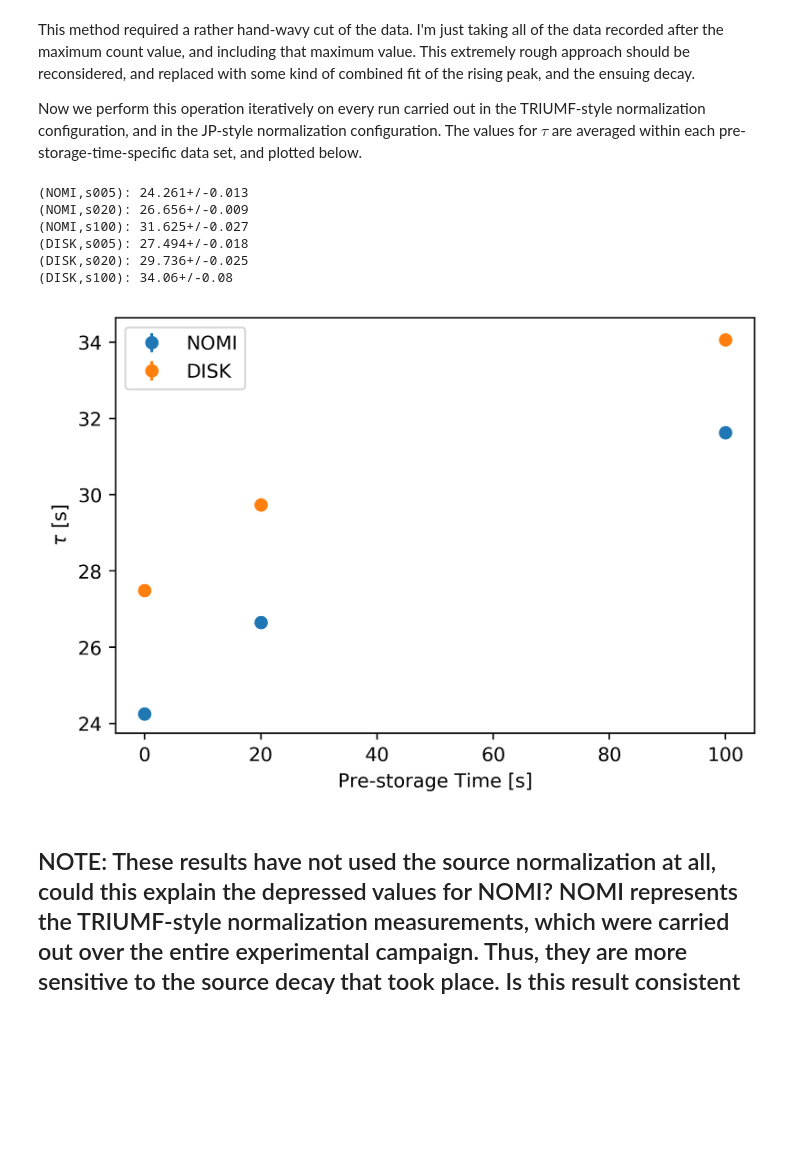
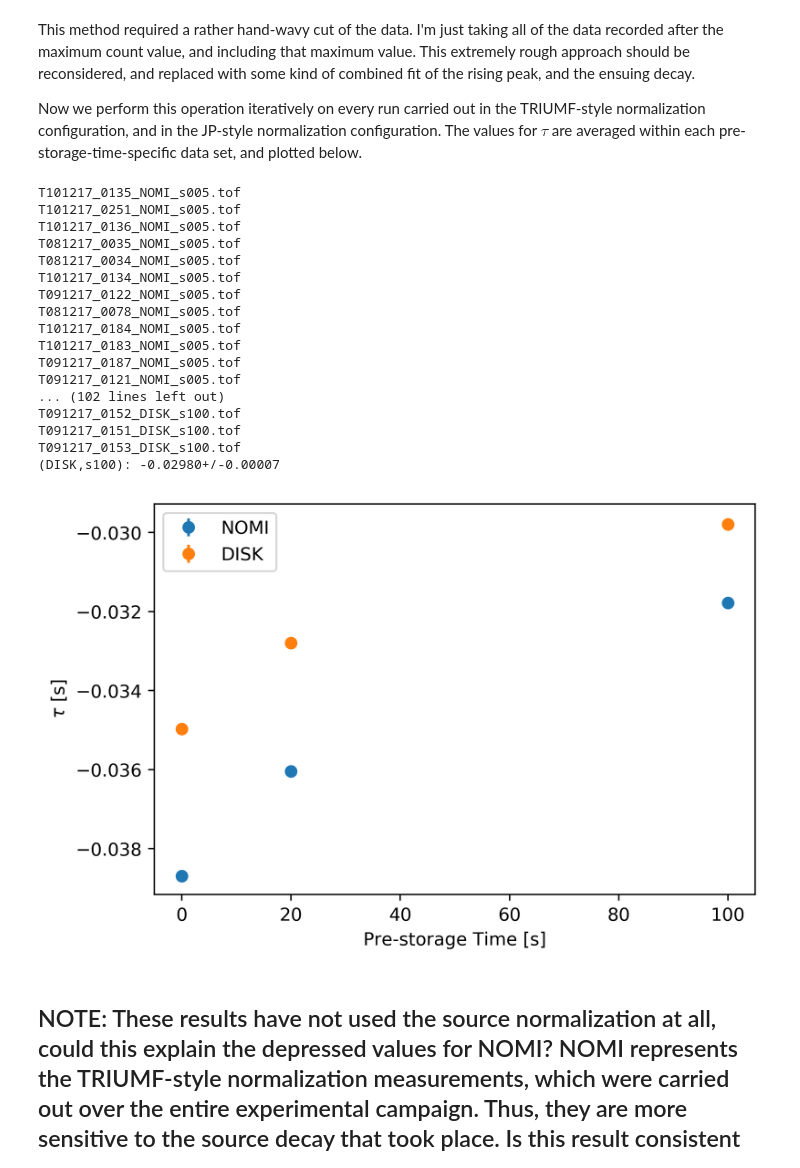
Before and after one commit to jonahberean/psi_transmission, a Jupyter notebook: notebooks/time_constant.ipynb, the cells around one changed output. Drawn from its saved outputs; the diff is of its cells as text; code cells hidden in the pictures; blank space fills up the shorter version.

```diff
--- a/notebooks/time_constant.ipynb
+++ b/notebooks/time_constant.ipynb
@@ -142,9 +147,6 @@ tau_dict   = {}
 
 fig, ax = plt.subplots()
 ax_c = plt.gca()
-
-def decay(t, N_0, tau):
-    return N_0 * np.exp(- t / tau)
 
 for config in ['NOMI', 'DISK']:
 
@@ -169,13 +171,51 @@ for config in ['NOMI', 'DISK']:
                                         filename[0:22] + '.tof',
                                         usecols = (0,1))
 
-                _counts = arr[:, 1]
+                # this if/else sequence handles cuts of the data, which for
+                # some runs is specific based on the experimental
+                # conditions
+                # specific data cut for run 35 on the 8th
+                if ((filename[2:3] == '8') and
+                    (filename[10:12] == '35')):
+
+                    _counts = arr[0:1000, 1]
+                    t = arr[0:1000,0]
+
+                # specific data cut for run 66 on the 8th
+                elif ((filename[2:3] == '8') and
+                        (filename[10:12] == '66')):
+
+                    _counts = arr[0:1500, 1]
+                    t = arr[0:1500,0]
+
+                # specific data cut for run 88 on the 8th
+                elif ((filename[2:3] == '8') and
+                        (filename[10:12] == '88')):
+
+                    _counts = arr[0:2500, 1]
+                    t = arr[0:2500,0]
+
+                else:
+                    _counts = arr[:, 1]
+                    t = arr[:,0]
+
                 max_index = _counts.argmax()
-                t = arr[max_index:-1, 0]
+                t = t[max_index:-1]
                 counts = _counts[max_index:-1]
 
-                gmodel = Model(decay)
-                result = gmodel.fit(counts, t=t, N_0=6000, tau=200)
+#                 print('t shape = {}'.format(np.shape(t)))
+#                 print('counts shape = {}'.format(np.shape(counts)))
+                print(filename)
+                # construct weights, we deal with entries = 0 by giving them 0 weight
+                weights = np.zeros(np.shape(counts))
+                for i in range(0,np.shape(counts)[0]):
+                    if (counts[i] != 0):
+                        weights[i] = 1 / np.sqrt(counts[i])
+                    else:
+                        weights[i] = 0
+
+                gmodel = Model(expo)
+                result = gmodel.fit(counts, x=t, p0=80, p1=-0.01, weights = weights)
 
 #                 print(result.fit_report())
 #                 plt.plot(t, counts, 'bo')
@@ -187,47 +227,58 @@ for config in ['NOMI', 'DISK']:
 
                 tau_dict[config, run_type] = np.append(
                     tau_dict[config, run_type],
-                    [[result.params['tau'].value, result.params['tau'].stderr]],
+                    [[result.params['p1'].value, result.params['p1'].stderr]],
                     axis=0)
 
         # finished with given [config, run_type]
         # generate uncertainty array of data set, calculate mean, add to dict
         arr = tau_dict[config, run_type]
         uarr = unumpy.umatrix(arr[:,0], arr[:,1])
         ave_tau = uarr.mean(1)[0,0]
 
         storage_time = int(run_type[1:-1])
 
         # add mean value to plot
         # JP-style
         if (config == 'DISK'):
 
             ax.errorbar(storage_time * 10, ave_tau.nominal_value, yerr = ave_tau.std_dev,
                           fmt = 'o', label = config, color = color)
 
         # TRIUMF-style
         else:
             ax.errorbar(storage_time * 10, ave_tau.nominal_value, yerr = ave_tau.std_dev,
                           fmt = 'o', label = config, color = color)
 
         print('(' + config + ',' + run_type + '): {}'.format(ave_tau))
 
 # presentation stuff
 ax.set_ylabel(r'$\tau$ [s]');
 ax.set_xlabel('Pre-storage Time [s]')
 ax.legend();
 handles, labels = ax.get_legend_handles_labels()
 by_label = OrderedDict(zip(labels, handles))
 ax.legend(by_label.values(), by_label.keys());
 fig.savefig('../img/all_norm_tail_fits.pdf')
 # %% [output]
-(NOMI,s005): 24.261+/-0.013
-(NOMI,s020): 26.656+/-0.009
-(NOMI,s100): 31.625+/-0.027
-(DISK,s005): 27.494+/-0.018
-(DISK,s020): 29.736+/-0.025
-(DISK,s100): 34.06+/-0.08
+T101217_0135_NOMI_s005.tof
+T101217_0251_NOMI_s005.tof
+T101217_0136_NOMI_s005.tof
+T081217_0035_NOMI_s005.tof
+T081217_0034_NOMI_s005.tof
+T101217_0134_NOMI_s005.tof
+T091217_0122_NOMI_s005.tof
+T081217_0078_NOMI_s005.tof
+T101217_0184_NOMI_s005.tof
+T101217_0183_NOMI_s005.tof
+T091217_0187_NOMI_s005.tof
+T091217_0121_NOMI_s005.tof
+... (102 lines left out)
+T091217_0152_DISK_s100.tof
+T091217_0151_DISK_s100.tof
+T091217_0153_DISK_s100.tof
+(DISK,s100): -0.02980+/-0.00007
-[figure, old version]
+[figure, new version]
 # %% [markdown]
 ## NOTE: These results have not used the source normalization at all, could this explain the depressed values for NOMI? NOMI represents the TRIUMF-style normalization measurements, which were carried out over the entire experimental campaign. Thus, they are more sensitive to the source decay that took place. Is this result consistent physically with what we expect happens to the energy spectrum due to the sD2 frost?
 
```
Also changed, not shown: parts of 2 cells of this notebook, 3 other files.
